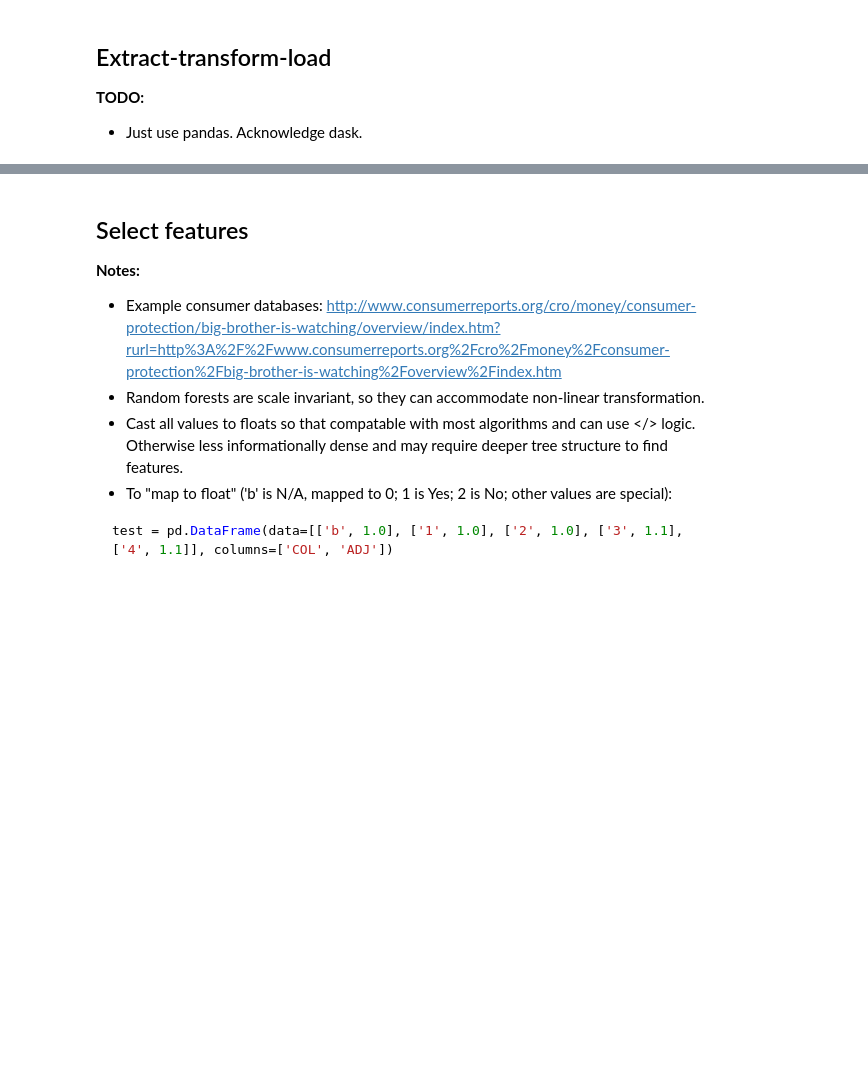
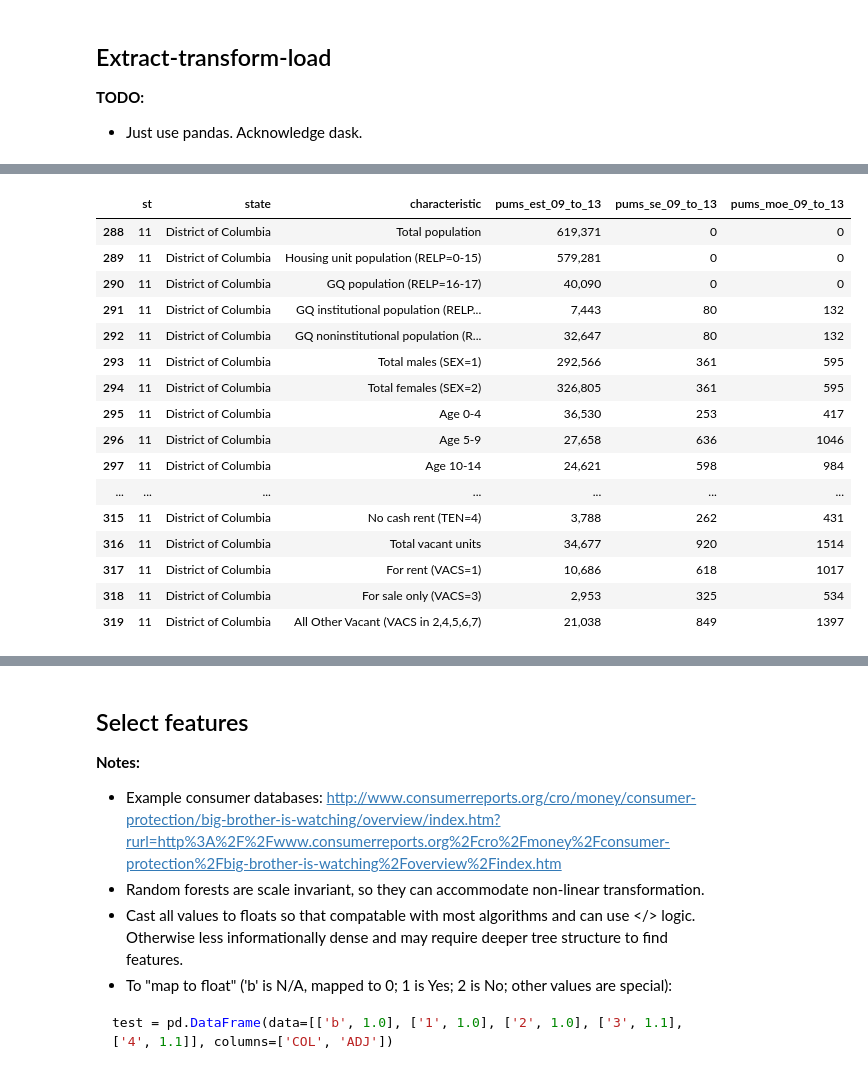
Before and after one commit to stharrold/stharrold.github.io, a Jupyter notebook: content/static/20151230-predict-household-income-from-census/20151230-predict-household-income-from-census.ipynb, the cells around one changed output, grey strips where cells are left out. Cells and saved outputs as stored; diff of their text form; code cells hidden in the pictures; blank space fills up the shorter version.

Commit message:
20151230...md: verifying pums data, ref #32

```diff
--- a/content/static/20151230-predict-household-income-from-census/20151230-predict-household-income-from-census.ipynb
+++ b/content/static/20151230-predict-household-income-from-census/20151230-predict-household-income-from-census.ipynb
@@ -36,13 +36,22 @@ import dsdemos as dsd
 # %% [markdown]
 ## Globals
 # %%
+# File paths
 path_static = os.path.join(os.path.expanduser(r'~'), r'stharrold.github.io/content/static')
 basename = r'20151230-predict-household-income-from-census'
 path_disk = os.path.abspath(r'/mnt/disk-20151227t211000z/')
 path_acs = os.path.join(path_disk, r'www2-census-gov/programs-surveys/acs/')
+path_pcsv = os.path.join(path_acs, r'data/pums/2013/5-Year/ss13pdc.csv') # 'pdc' = 'person DC'
 path_hcsv = os.path.join(path_acs, r'data/pums/2013/5-Year/ss13hdc.csv') # 'hdc' = 'housing DC'
-path_pcsv = os.path.join(path_acs, r'data/pums/2013/5-Year/ss13pdc.csv') # 'pdc' = 'person DC'
-path_ddict = os.path.join(path_acs, r'tech_docs/pums/data_dict/PUMS_Data_Dictionary_2009-2013.txt')
+path_ecsv = os.path.join(path_acs, r'tech_docs/pums/estimates/pums_estimates_9_13.csv')
+path_dtxt = os.path.join(path_acs, r'tech_docs/pums/data_dict/PUMS_Data_Dictionary_2009-2013.txt')
+# Statistics
+percentiles = [0.1587, 0.5000, 0.8413] # +1 std. dev., mean/median, -1 std. dev. for normal dist.
+# Weights
+hwt = 'WGTP' # housing
+hwts = [hwt+str(inum) for inum in range(1, 81)]
+pwt = 'PWGTP' # person
+pwts = [pwt+str(inum) for inum in range(1, 81)]
 # %% [markdown]
 ## Extract-transform-load
 
@@ -134,0 +160,23 @@ dfp.describe(percentiles=percentiles, include='all')
+# %%
+dfe = pd.read_csv(path_ecsv)
+tfmask = dfe['state'] == 'District of Columbia'
+dfe_dc = dfe.loc[tfmask]
+dfe_dc
+# %% [output]
+|  | st | state | characteristic | pums_est_09_to_13 | pums_se_09_to_13 | pums_moe_09_to_13 |
+| 288 | 11 | District of Columbia | Total population | 619,371 | 0 | 0 |
+| 289 | 11 | District of Columbia | Housing unit population (RELP=0-15) | 579,281 | 0 | 0 |
+| 290 | 11 | District of Columbia | GQ population (RELP=16-17) | 40,090 | 0 | 0 |
+| 291 | 11 | District of Columbia | GQ institutional population (RELP... | 7,443 | 80 | 132 |
+| 292 | 11 | District of Columbia | GQ noninstitutional population (R... | 32,647 | 80 | 132 |
+| 293 | 11 | District of Columbia | Total males (SEX=1) | 292,566 | 361 | 595 |
+| 294 | 11 | District of Columbia | Total females (SEX=2) | 326,805 | 361 | 595 |
+| 295 | 11 | District of Columbia | Age 0-4 | 36,530 | 253 | 417 |
+| 296 | 11 | District of Columbia | Age 5-9 | 27,658 | 636 | 1046 |
+| 297 | 11 | District of Columbia | Age 10-14 | 24,621 | 598 | 984 |
+| ... | ... | ... | ... | ... | ... | ... |
+| 315 | 11 | District of Columbia | No cash rent (TEN=4) | 3,788 | 262 | 431 |
+| 316 | 11 | District of Columbia | Total vacant units | 34,677 | 920 | 1514 |
+| 317 | 11 | District of Columbia | For rent (VACS=1) | 10,686 | 618 | 1017 |
+| 318 | 11 | District of Columbia | For sale only (VACS=3) | 2,953 | 325 | 534 |
+| 319 | 11 | District of Columbia | All Other Vacant (VACS in 2,4,5,6,7) | 21,038 | 849 | 1397 |
```
Also changed, not shown: parts of 15 cells of this notebook.
